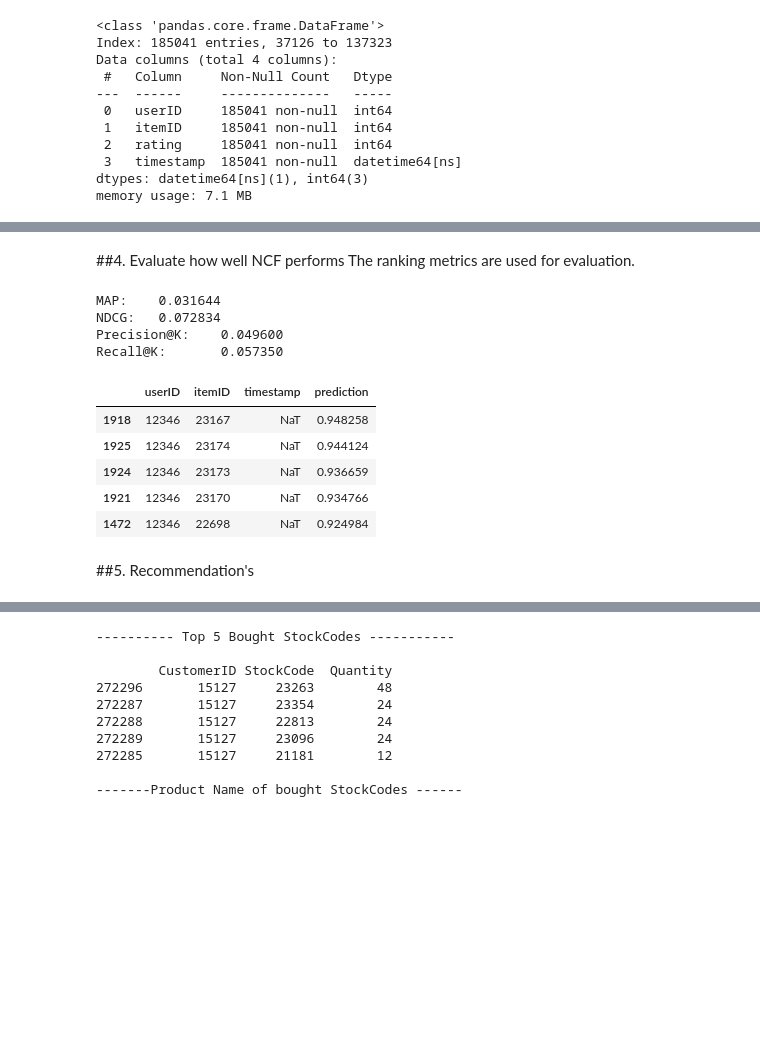
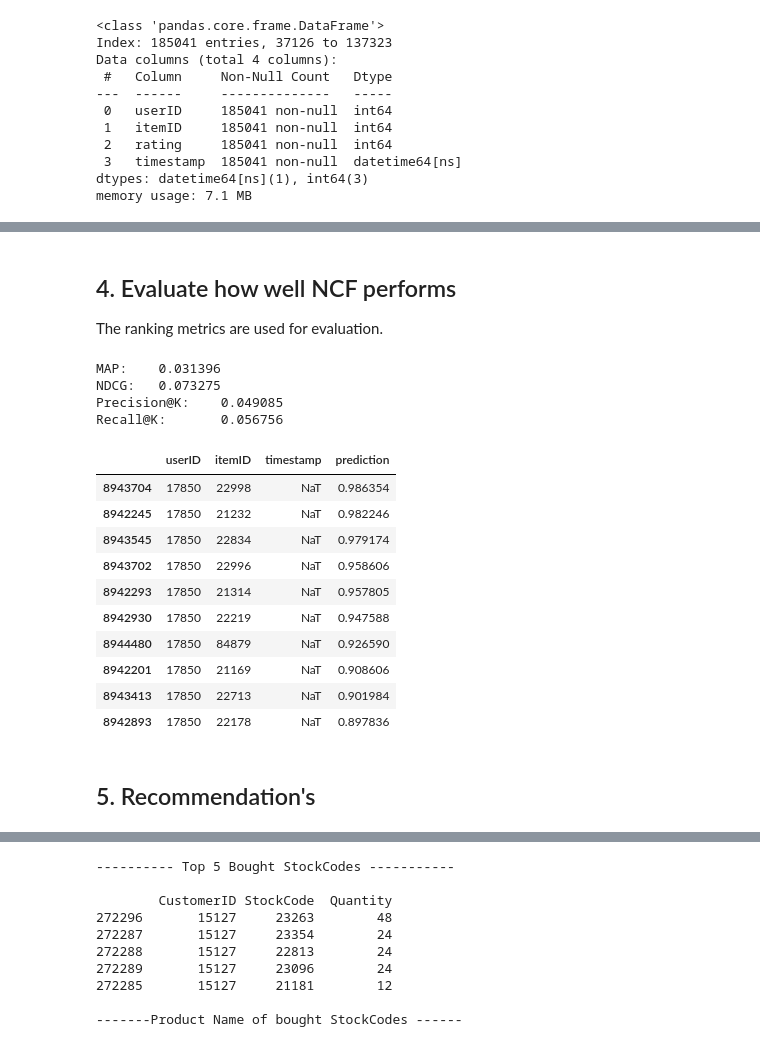
Before and after one commit to falawar7/AAI_635O, a Jupyter notebook: Week3/FE_DL_Experimenting_With_NCF_Based_Recommendation_Systems.ipynb, the cells around one changed output, grey strips where cells are left out. Drawn from its saved outputs; the diff is of its cells as text; code cells hidden in the pictures; blank space fills up the shorter version.

```diff
--- a/Week3/FE_DL_Experimenting_With_NCF_Based_Recommendation_Systems.ipynb
+++ b/Week3/FE_DL_Experimenting_With_NCF_Based_Recommendation_Systems.ipynb
@@ -134,5 +75,6 @@ Mounted at /content/drive
 # %%
-df = pd.read_excel('/content/drive/Othercomputers/THINKPAD-T14/AI/Reommender_System/Week2/Lesson2_From_Course/Rec_sys_data.xlsx')
+#df = pd.read_excel('/content/drive/Othercomputers/THINKPAD-T14/AI/Reommender_System/Week2/Lesson2_From_Course/Rec_sys_data.xlsx')
+df = pd.read_excel('Rec_sys_data.xlsx')
 # %%
 df= df[['CustomerID','StockCode','Quantity','DeliveryDate']]
 # %%
@@ -238,5 +193,5 @@ Took 23.4300 seconds for prediction.
 # %% [markdown]
-##4. Evaluate how well NCF performs
+## 4. Evaluate how well NCF performs
 The ranking metrics are used for evaluation.
 # %%
 eval_map = map_at_k(test, all_predictions, col_prediction='prediction', k=TOP_K)
@@ -249,8 +204,8 @@ print("MAP:\t%f" % eval_map,
       "Precision@K:\t%f" % eval_precision,
       "Recall@K:\t%f" % eval_recall, sep='\n')
 # %% [output]
-MAP:    0.031644
-NDCG:   0.072834
-Precision@K:    0.049600
-Recall@K:       0.057350
+MAP:    0.031396
+NDCG:   0.073275
+Precision@K:    0.049085
+Recall@K:       0.056756
 # %%
@@ -260,12 +219,17 @@ df_product = pd.read_excel('/content/drive/Othercomputers/THINKPAD-T14/AI/Reomme
 # %%
-all_predictions[all_predictions['userID']==12346].nlargest(5,'prediction')
+all_predictions[all_predictions['userID']==17850].nlargest(10,'prediction')
 # %% [output]
 |  | userID | itemID | timestamp | prediction |
-| 1918 | 12346 | 23167 | NaT | 0.948258 |
-| 1925 | 12346 | 23174 | NaT | 0.944124 |
-| 1924 | 12346 | 23173 | NaT | 0.936659 |
-| 1921 | 12346 | 23170 | NaT | 0.934766 |
-| 1472 | 12346 | 22698 | NaT | 0.924984 |
+| 8943704 | 17850 | 22998 | NaT | 0.986354 |
+| 8942245 | 17850 | 21232 | NaT | 0.982246 |
+| 8943545 | 17850 | 22834 | NaT | 0.979174 |
+| 8943702 | 17850 | 22996 | NaT | 0.958606 |
+| 8942293 | 17850 | 21314 | NaT | 0.957805 |
+| 8942930 | 17850 | 22219 | NaT | 0.947588 |
+| 8944480 | 17850 | 84879 | NaT | 0.926590 |
+| 8942201 | 17850 | 21169 | NaT | 0.908606 |
+| 8943413 | 17850 | 22713 | NaT | 0.901984 |
+| 8942893 | 17850 | 22178 | NaT | 0.897836 |
 # %%
 all_predictions = all_predictions[['userID','itemID','prediction']]
 # %%
@@ -299,4 +263,4 @@ def recommend_product(customer_id):
 
   print(df_product[df_product.StockCode.isin(recommend.StockCode)]['Product Name'])
 # %% [markdown]
-##5. Recommendation's
+## 5. Recommendation's
```
Also changed, not shown: parts of 68 cells of this notebook.
